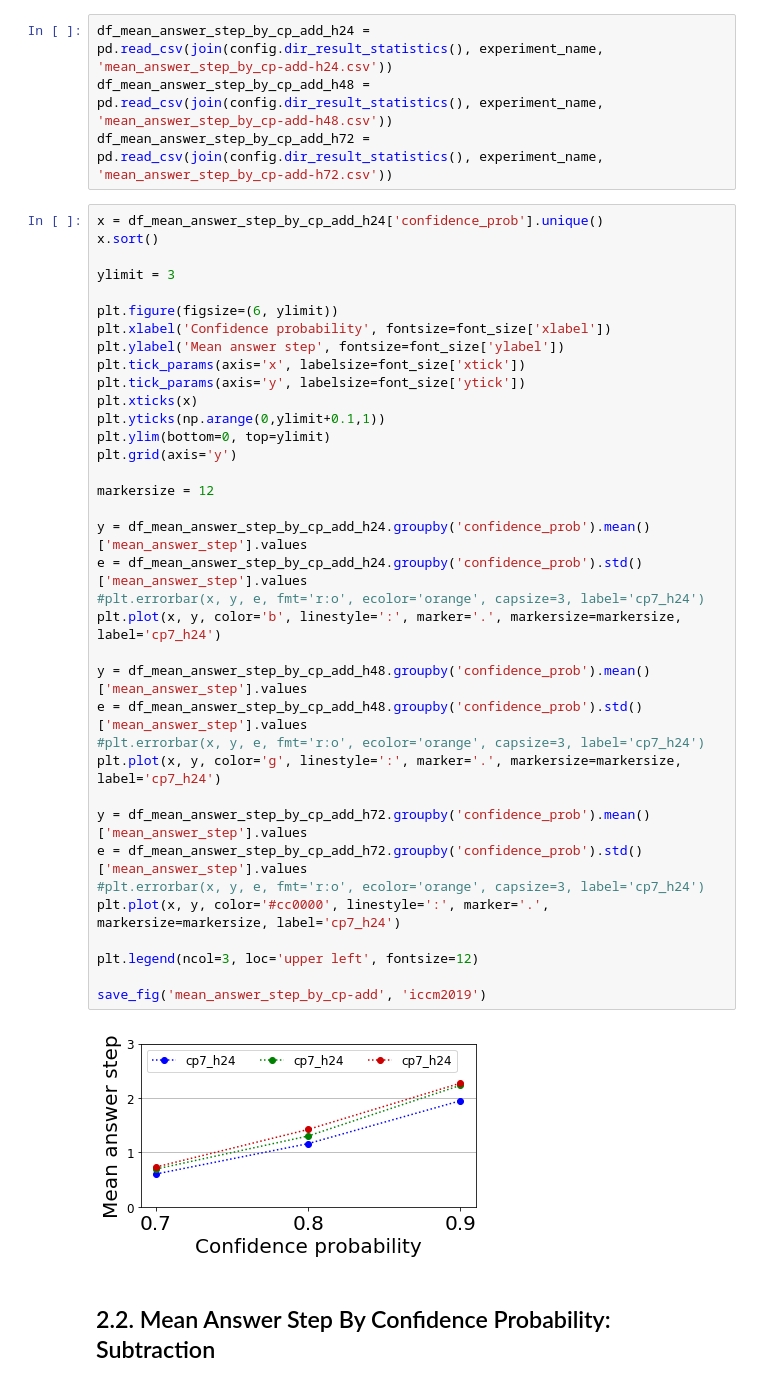
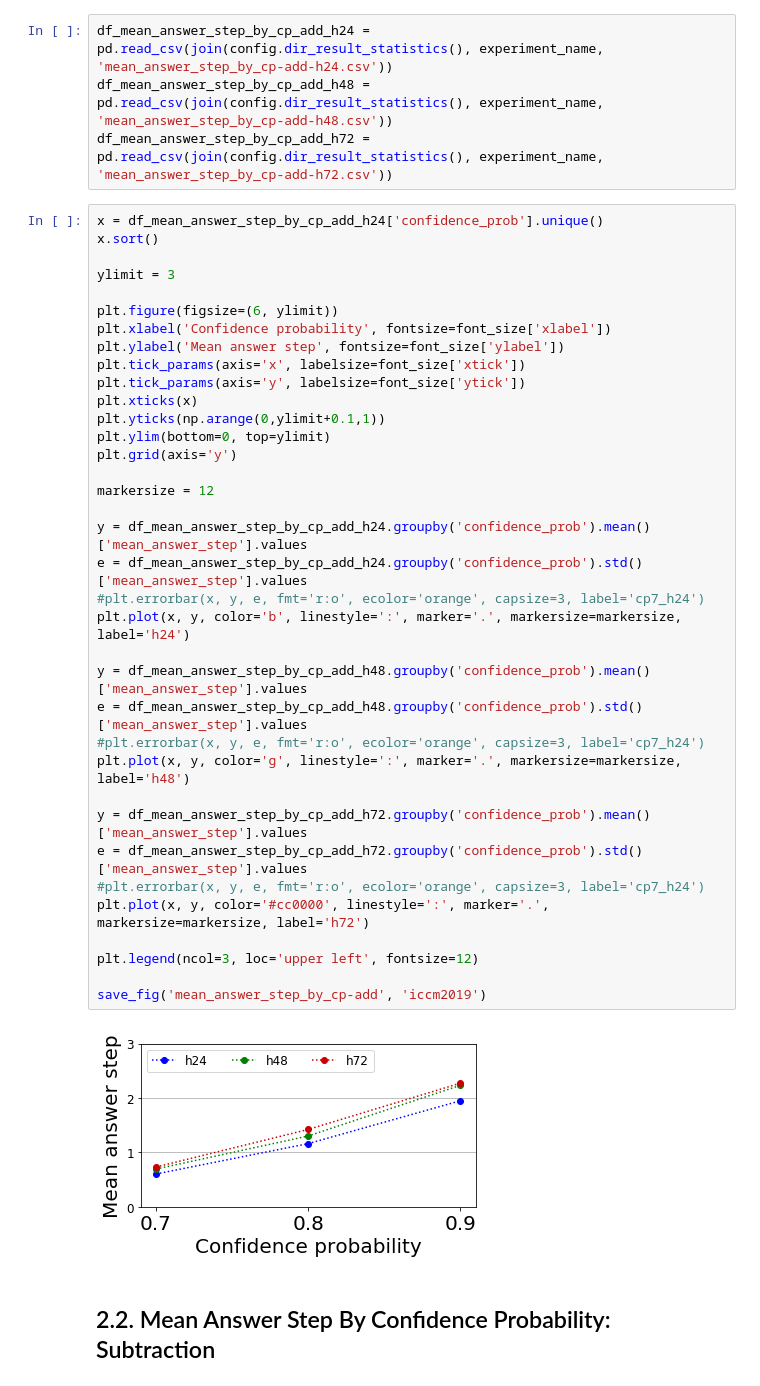
Before and after one commit to sungjae-cho/arithmetic-neural-nets, a Jupyter notebook: 02-1_plot_run_info_stat_iccm2019.ipynb, the cells around one changed output. Drawn from its saved outputs; the diff is of its cells as text.

Commit message:
Update plot images for iccm2019.

```diff
--- a/02-1_plot_run_info_stat_iccm2019.ipynb
+++ b/02-1_plot_run_info_stat_iccm2019.ipynb
@@ -190,37 +190,37 @@ x.sort()
 ylimit = 3
 
 plt.figure(figsize=(6, ylimit))
 plt.xlabel('Confidence probability', fontsize=font_size['xlabel'])
 plt.ylabel('Mean answer step', fontsize=font_size['ylabel'])
 plt.tick_params(axis='x', labelsize=font_size['xtick'])
 plt.tick_params(axis='y', labelsize=font_size['ytick'])
 plt.xticks(x)
 plt.yticks(np.arange(0,ylimit+0.1,1))
 plt.ylim(bottom=0, top=ylimit)
 plt.grid(axis='y')
 
 markersize = 12
 
 y = df_mean_answer_step_by_cp_add_h24.groupby('confidence_prob').mean()['mean_answer_step'].values
 e = df_mean_answer_step_by_cp_add_h24.groupby('confidence_prob').std()['mean_answer_step'].values
 #plt.errorbar(x, y, e, fmt='r:o', ecolor='orange', capsize=3, label='cp7_h24')
-plt.plot(x, y, color='b', linestyle=':', marker='.', markersize=markersize, label='cp7_h24')
+plt.plot(x, y, color='b', linestyle=':', marker='.', markersize=markersize, label='h24')
 
 y = df_mean_answer_step_by_cp_add_h48.groupby('confidence_prob').mean()['mean_answer_step'].values
 e = df_mean_answer_step_by_cp_add_h48.groupby('confidence_prob').std()['mean_answer_step'].values
 #plt.errorbar(x, y, e, fmt='r:o', ecolor='orange', capsize=3, label='cp7_h24')
-plt.plot(x, y, color='g', linestyle=':', marker='.', markersize=markersize, label='cp7_h24')
+plt.plot(x, y, color='g', linestyle=':', marker='.', markersize=markersize, label='h48')
 
 y = df_mean_answer_step_by_cp_add_h72.groupby('confidence_prob').mean()['mean_answer_step'].values
 e = df_mean_answer_step_by_cp_add_h72.groupby('confidence_prob').std()['mean_answer_step'].values
 #plt.errorbar(x, y, e, fmt='r:o', ecolor='orange', capsize=3, label='cp7_h24')
-plt.plot(x, y, color='#cc0000', linestyle=':', marker='.', markersize=markersize, label='cp7_h24')
+plt.plot(x, y, color='#cc0000', linestyle=':', marker='.', markersize=markersize, label='h72')
 
 plt.legend(ncol=3, loc='upper left', fontsize=12)
 
 save_fig('mean_answer_step_by_cp-add', 'iccm2019')
 # %% [output]
-[figure, old version]
+[figure, new version]
 # %% [markdown]
 ## 2.2. Mean Answer Step By Confidence Probability: Subtraction
 # %%
```
Also changed, not shown: 6 other files.
